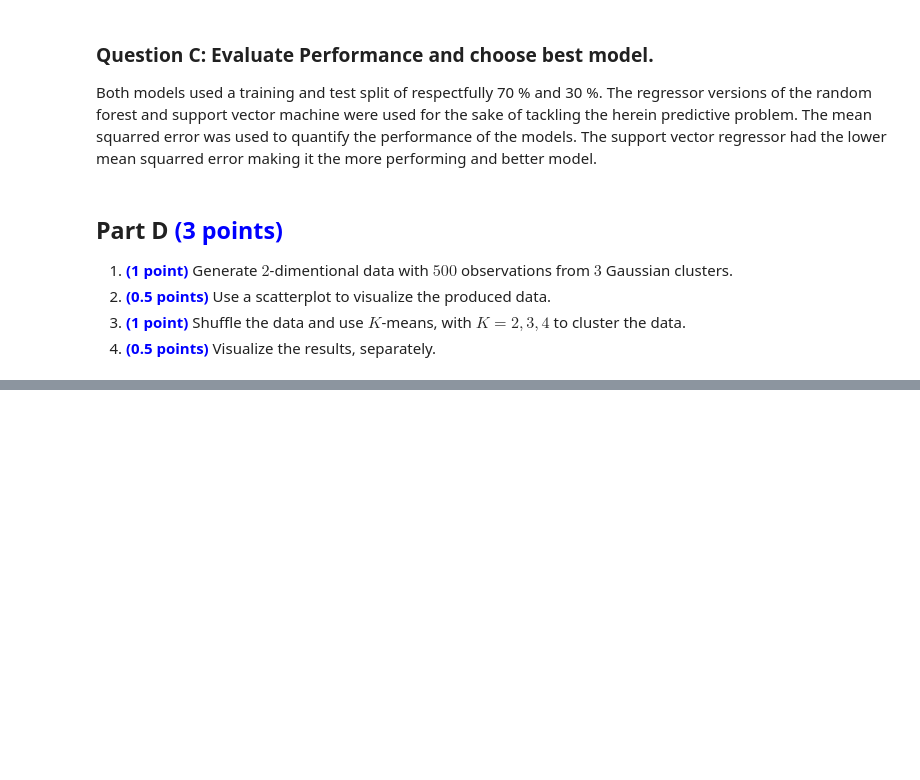
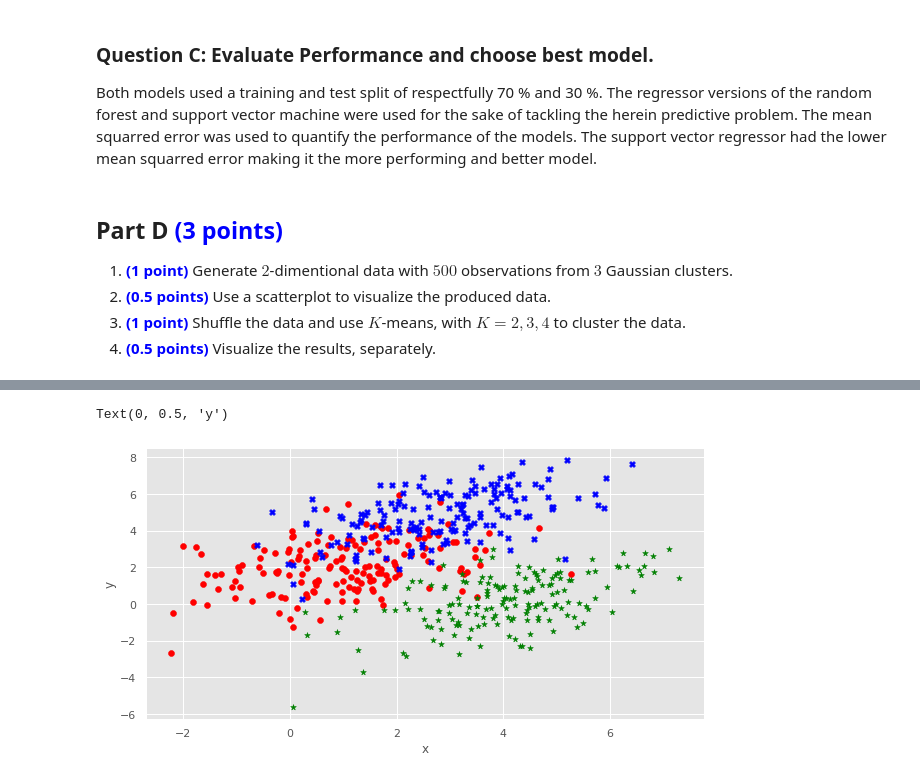
Before and after one commit to ahmedopolis/YCBS-255-Statistical-Machine-Learning, a Jupyter notebook: Assignments/Assignment 3/assignment03_mcgill_ahmedibrahim.ipynb, the cells around one changed output, grey strips where cells are left out. Saved outputs shown, nothing was run; the diff lists cells and outputs as text; code cells hidden in the pictures; blank space fills up the shorter version.

Commit message:
:construction: A few more questions to go.

```diff
--- a/Assignments/Assignment 3/assignment03_mcgill_ahmedibrahim.ipynb
+++ b/Assignments/Assignment 3/assignment03_mcgill_ahmedibrahim.ipynb
@@ -671,0 +523,19 @@ Both models used a training and test split of respectfully 70 % and 30 %. The re
+# %%
+# Question D1: Generate 2D data with 500 observations with 3 Gaussian clusters.
+import matplotlib.pyplot as plt
+plt.style.use('ggplot')
+import numpy as np
+import math
+import pandas as pd
+
+mean_d1 = [1, 2]
+mean_d2 = [3, 5]
+mean_d3 = [4, 0]
+cov = [[2, 1], [1, 2]]
+x1, y1 = np.random.multivariate_normal(mean_d1, cov, 167).T
+x2, y2 = np.random.multivariate_normal(mean_d2, cov, 167).T
+x3, y3 = np.random.multivariate_normal(mean_d3, cov, 166).T
+x = np.concatenate((x1, x2, x3), axis = 0)
+y = np.concatenate((y1, y2, y3), axis = 0)
+data = pd.DataFrame(data = np.hstack((x.reshape(-1, 1), y.reshape(-1, 1))),columns = ['x', 'y'])
+data.describe(include = 'all')
@@ -671,0 +552,12 @@ Both models used a training and test split of respectfully 70 % and 30 %. The re
+# %%
+# Question D2: Plot scatter plot with clusters.
+plt.rcParams['figure.figsize'] = (10, 5)
+plt.style.use('ggplot')
+plt.scatter(x1, y1, color = 'red', marker = 'o')
+plt.scatter(x2, y2, color = 'blue', marker = 'X')
+plt.scatter(x3, y3, color = 'green', marker = '*')
+plt.xlabel('x')
+plt.ylabel('y')
+# %% [output]
+Text(0, 0.5, 'y')
+[figure, added]
```
Also changed, not shown: parts of 29 cells of this notebook.
